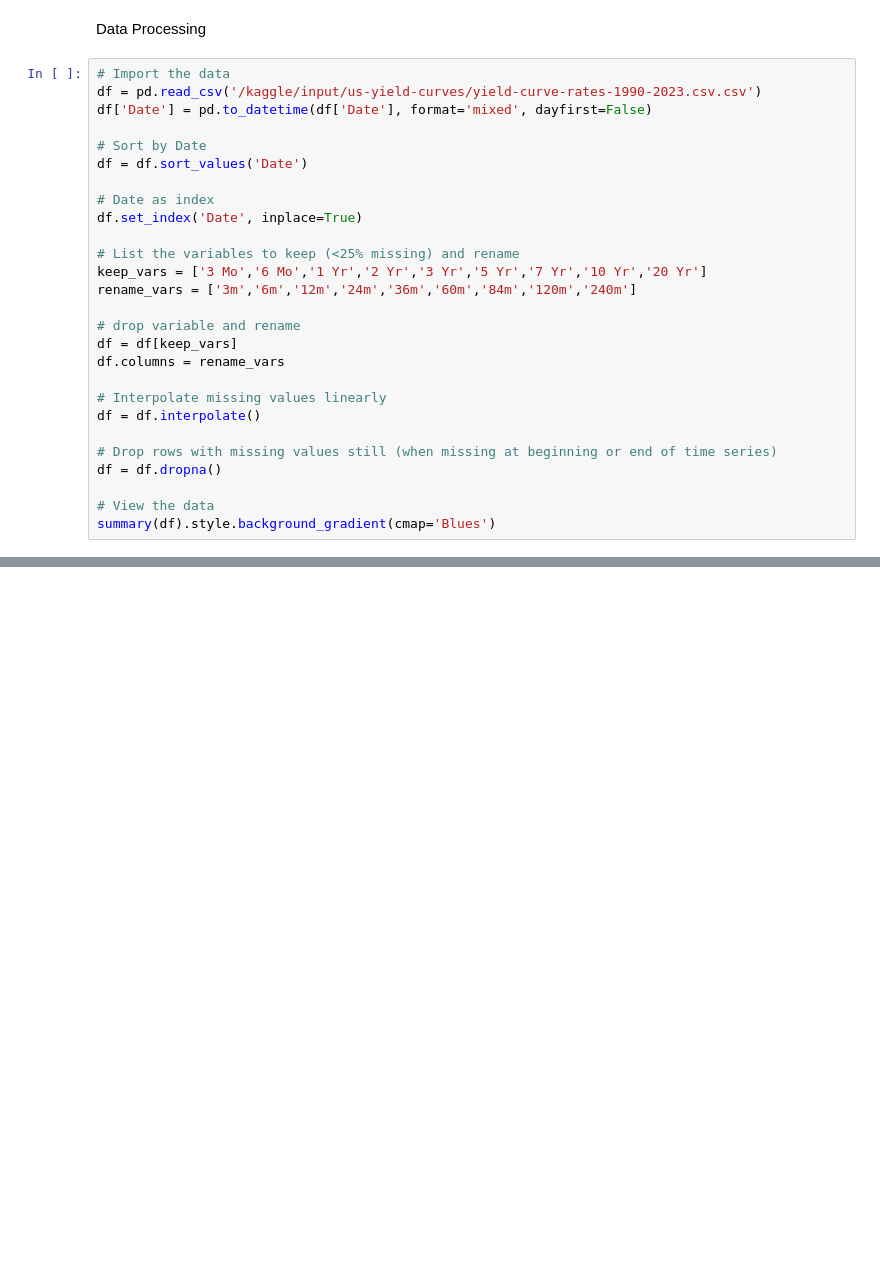
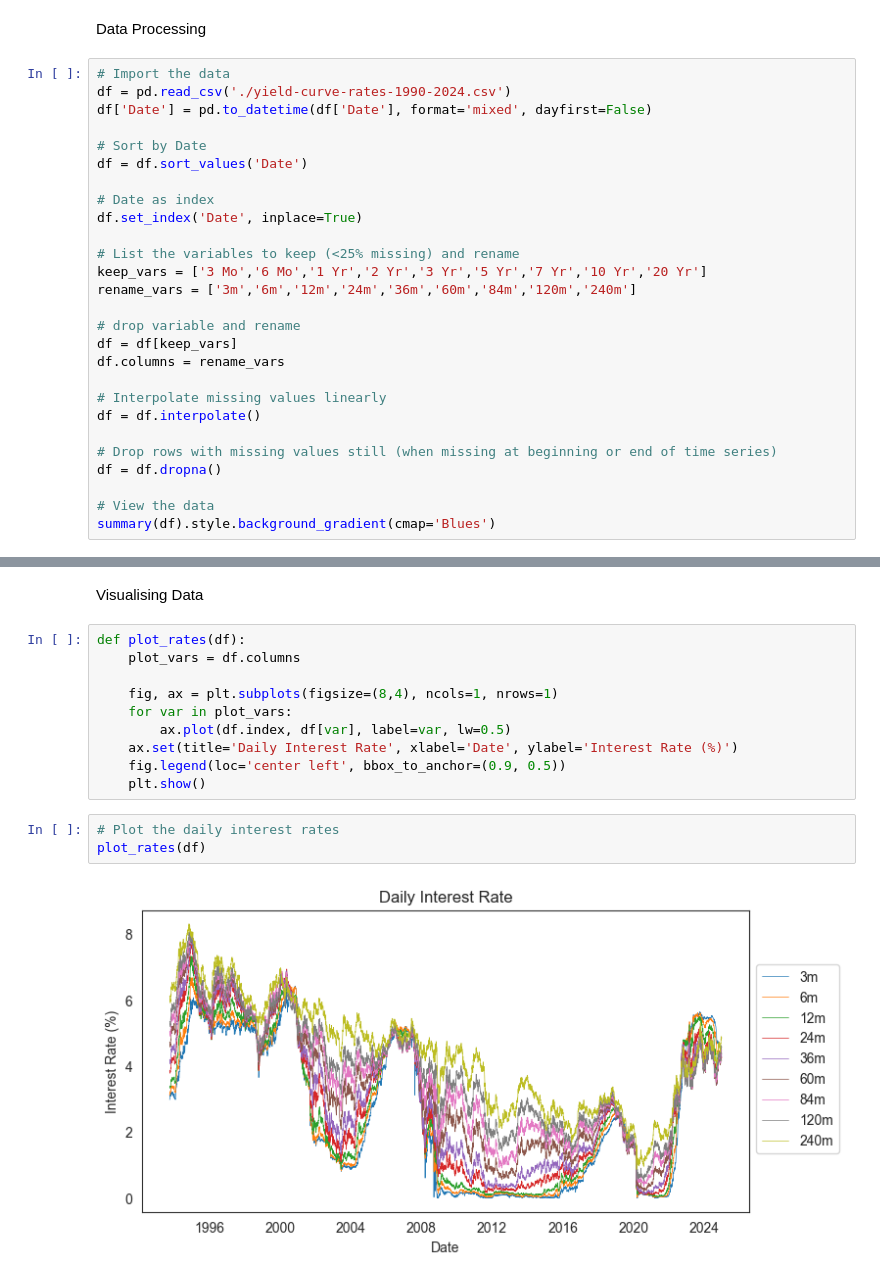
Before and after one commit to Kaatdj/Thesis-ALM, a Jupyter notebook: Yield Curve Simulation/NSS/oefening NSS.ipynb, the cells around one changed output, grey strips where cells are left out. Cells and saved outputs as stored; diff of their text form; blank space fills up the shorter version.

```diff
--- a/Yield Curve Simulation/NSS/oefening NSS.ipynb
+++ b/Yield Curve Simulation/NSS/oefening NSS.ipynb
@@ -58,7 +83,7 @@ def summary(df):
 Data Processing
 # %%
 # Import the data
-df = pd.read_csv('/kaggle/input/us-yield-curves/yield-curve-rates-1990-2023.csv.csv')
+df = pd.read_csv('./yield-curve-rates-1990-2024.csv')
 df['Date'] = pd.to_datetime(df['Date'], format='mixed', dayfirst=False)
 
 # Sort by Date
@@ -85,0 +122,17 @@ summary(df).style.background_gradient(cmap='Blues')
+# %% [markdown]
+Visualising Data
+# %%
+def plot_rates(df):
+    plot_vars = df.columns
+
+    fig, ax = plt.subplots(figsize=(8,4), ncols=1, nrows=1)
+    for var in plot_vars:
+        ax.plot(df.index, df[var], label=var, lw=0.5)
+    ax.set(title='Daily Interest Rate', xlabel='Date', ylabel='Interest Rate (%)')
+    fig.legend(loc='center left', bbox_to_anchor=(0.9, 0.5))
+    plt.show()
+# %%
+# Plot the daily interest rates
+plot_rates(df)
+# %% [output]
+[figure, added]
```
Also changed, not shown: parts of 4 cells of this notebook.
